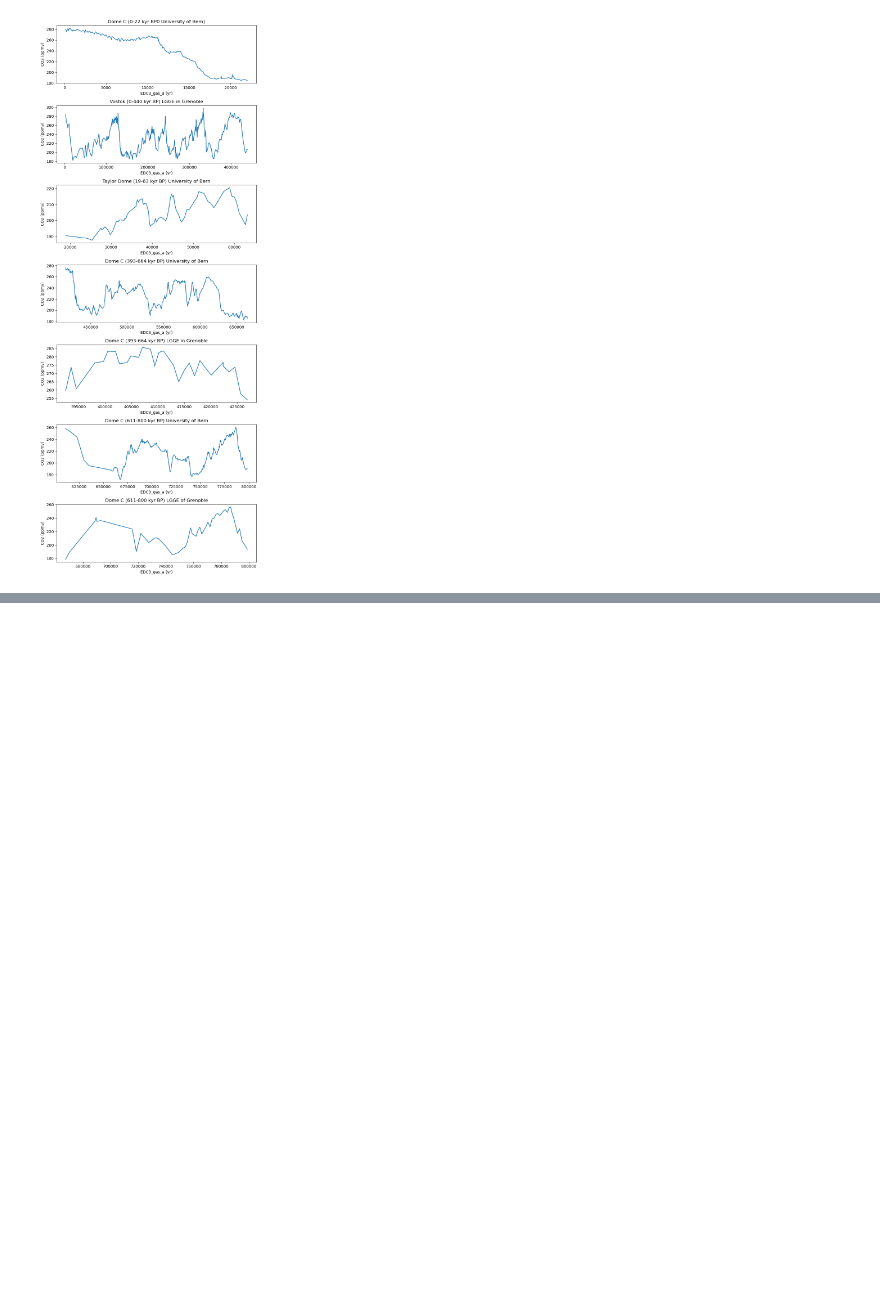
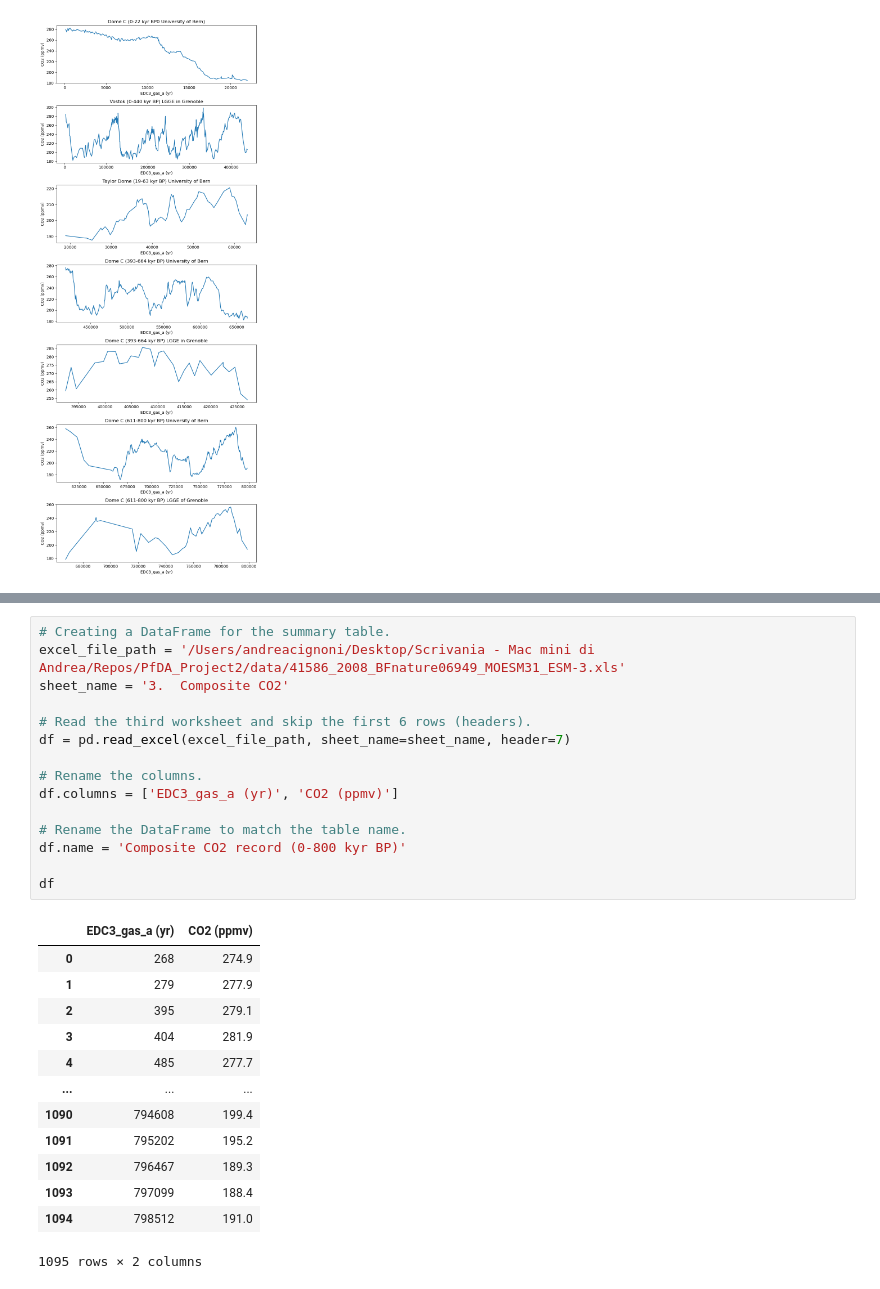
Before and after one commit to AndreaCignoni/PfDA-Project-2-An-Analysis-of-Paleo-Present-Climate-Data, a Jupyter notebook: An analysis of paleo-present climate data.ipynb, the cells around one changed output, grey strips where cells are left out. Saved outputs shown, nothing was run; the diff lists cells and outputs as text; blank space fills up the shorter version.

```diff
--- a/An analysis of paleo-present climate data.ipynb
+++ b/An analysis of paleo-present climate data.ipynb
@@ -397,0 +418,29 @@ plt.show()
+# %%
+# Creating a DataFrame for the summary table.
+excel_file_path = '/Users/andreacignoni/Desktop/Scrivania - Mac mini di Andrea/Repos/PfDA_Project2/data/41586_2008_BFnature06949_MOESM31_ESM-3.xls'
+sheet_name = '3.  Composite CO2'
+
+# Read the third worksheet and skip the first 6 rows (headers).
+df = pd.read_excel(excel_file_path, sheet_name=sheet_name, header=7)
+
+# Rename the columns.
+df.columns = ['EDC3_gas_a (yr)', 'CO2 (ppmv)']
+
+# Rename the DataFrame to match the table name.
+df.name = 'Composite CO2 record (0-800 kyr BP)'
+
+df
+# %% [output]
+|  | EDC3_gas_a (yr) | CO2 (ppmv) |
+| 0 | 268 | 274.9 |
+| 1 | 279 | 277.9 |
+| 2 | 395 | 279.1 |
+| 3 | 404 | 281.9 |
+| 4 | 485 | 277.7 |
+| ... | ... | ... |
+| 1090 | 794608 | 199.4 |
+| 1091 | 795202 | 195.2 |
+| 1092 | 796467 | 189.3 |
+| 1093 | 797099 | 188.4 |
+| 1094 | 798512 | 191.0 |
+1095 rows × 2 columns
```
Also changed, not shown: parts of 17 cells of this notebook, 6 other files.
